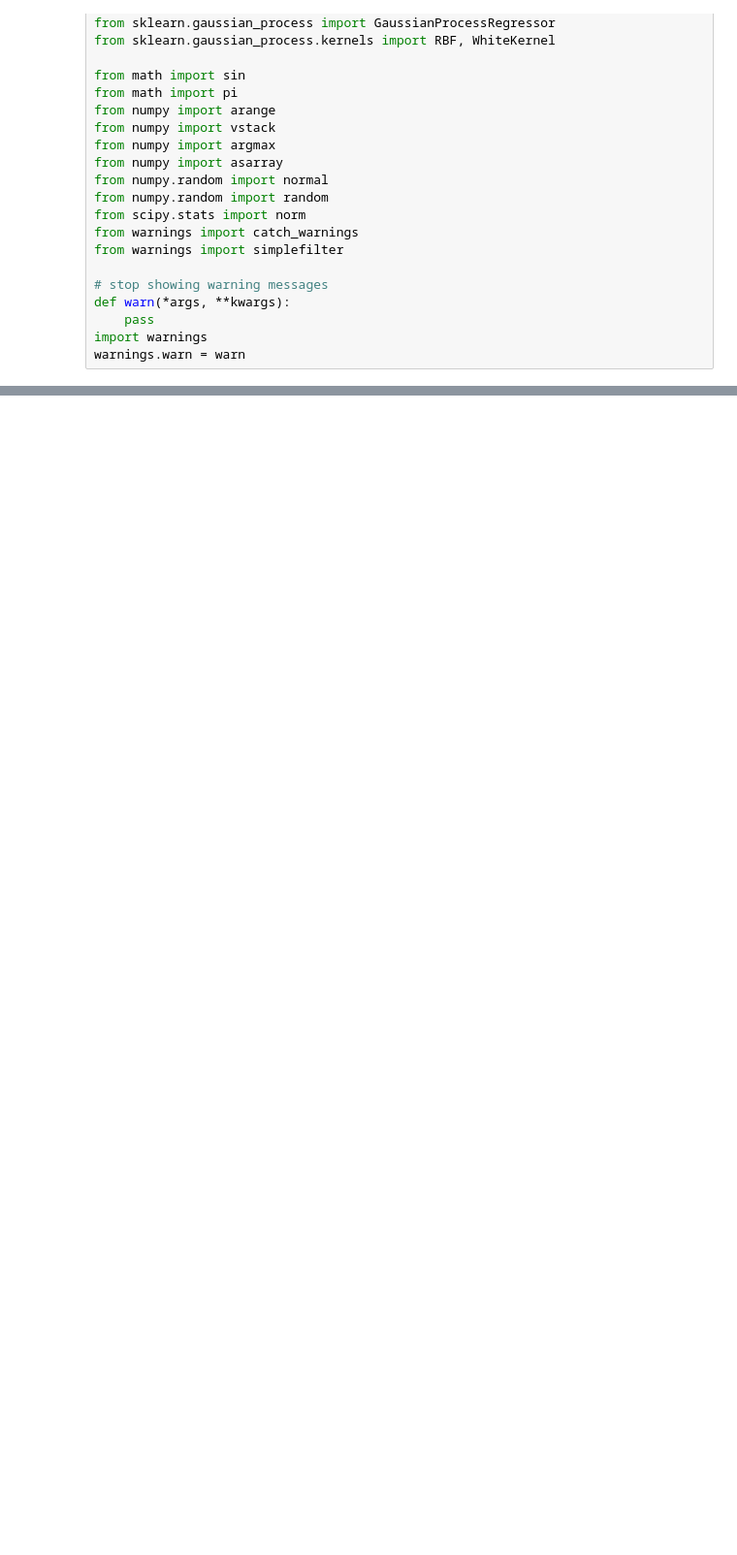
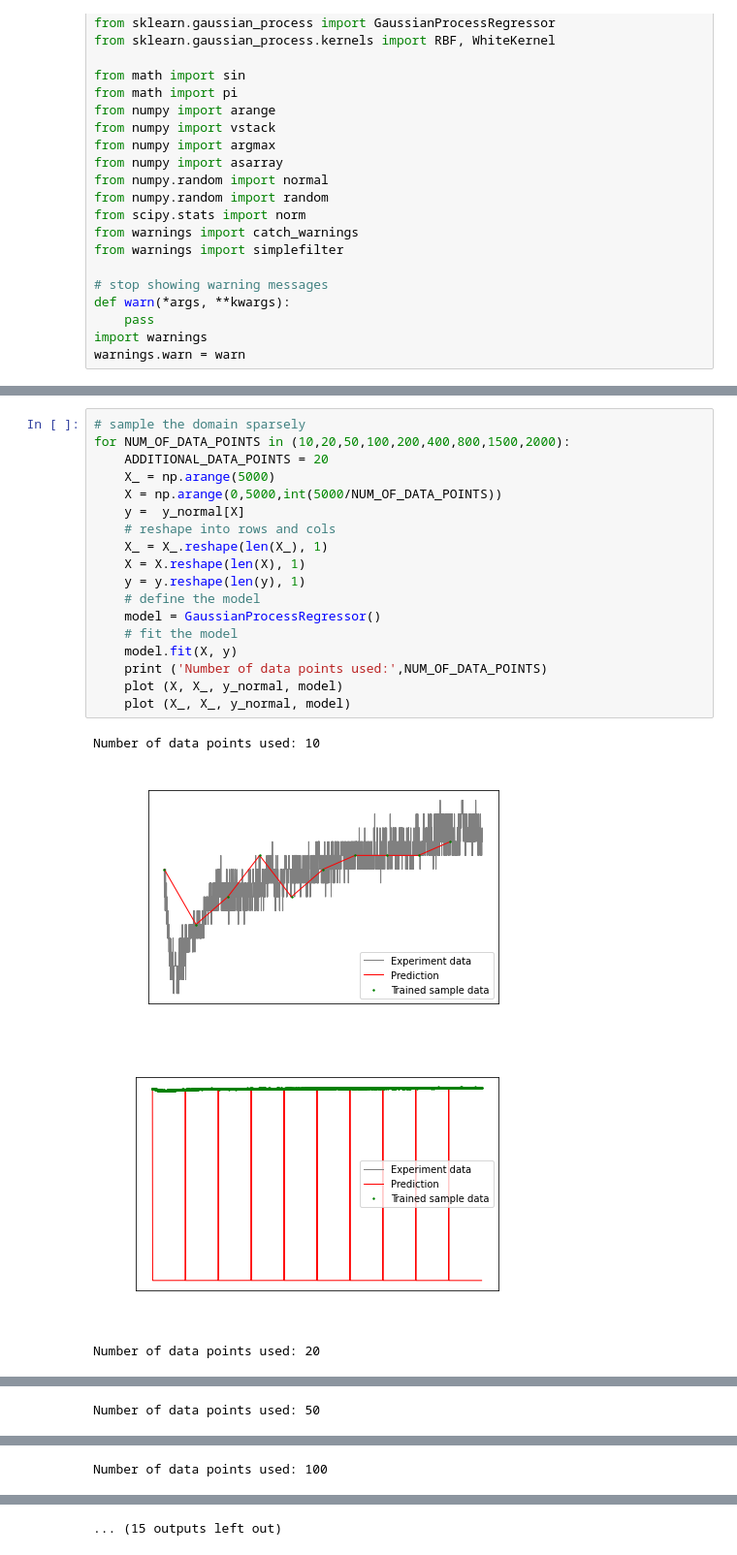
Before and after one commit to michelleliu1027/Bayesian_PV, a Jupyter notebook: BO_ver2.ipynb, the cells around one changed output, grey strips where cells are left out. Shown at 97% size. Drawn from its saved outputs; the diff is of its cells as text; blank space fills up the shorter version.

```diff
--- a/BO_ver2.ipynb
+++ b/BO_ver2.ipynb
@@ -156,0 +149,23 @@ Best Result: x=2000.000, y=0.750
+# %%
+# sample the domain sparsely
+for NUM_OF_DATA_POINTS in (10,20,50,100,200,400,800,1500,2000):
+    ADDITIONAL_DATA_POINTS = 20
+    X_ = np.arange(5000)
+    X = np.arange(0,5000,int(5000/NUM_OF_DATA_POINTS))
+    y =  y_normal[X]
+    # reshape into rows and cols
+    X_ = X_.reshape(len(X_), 1)
+    X = X.reshape(len(X), 1)
+    y = y.reshape(len(y), 1)
+    # define the model
+    model = GaussianProcessRegressor()
+    # fit the model
+    model.fit(X, y)
+    print ('Number of data points used:',NUM_OF_DATA_POINTS)
+    plot (X, X_, y_normal, model)
+    plot (X_, X_, y_normal, model)
+# %% [output]
+Number of data points used: 10
+[figure, added]
+[figure, added]
+Number of data points used: 20
@@ -156,0 +174 @@ Best Result: x=2000.000, y=0.750
+Number of data points used: 50
@@ -156,0 +177 @@ Best Result: x=2000.000, y=0.750
+Number of data points used: 100
@@ -156,0 +180 @@ Best Result: x=2000.000, y=0.750
+... (15 outputs left out)
```
Also changed, not shown: parts of 4 cells of this notebook.
